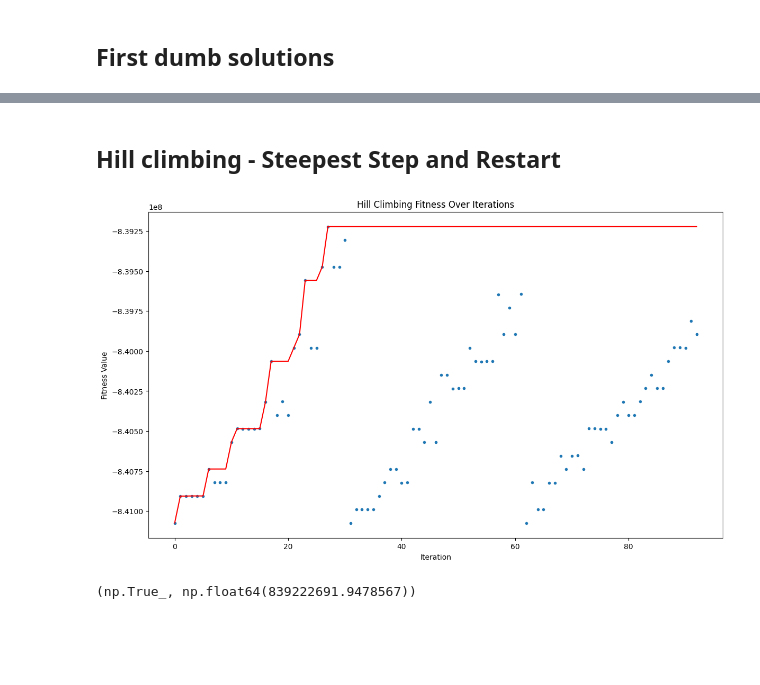
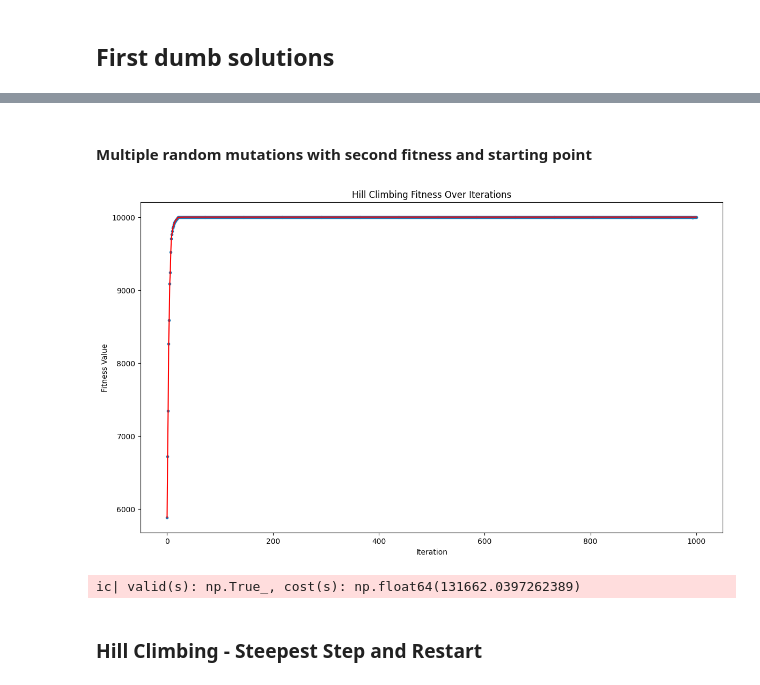
Before and after one commit to LeoneFabio/CI2024_lab1, a Jupyter notebook: set-cover.ipynb, the cells around one changed output, grey strips where cells are left out. Drawn from its saved outputs; the diff is of its cells as text; code cells hidden in the pictures; blank space fills up the shorter version.

```diff
--- a/set-cover.ipynb
+++ b/set-cover.ipynb
@@ -131,11 +159,24 @@ valid(s), cost(s)
+# %% [markdown]
+#### Multiple random mutations with second fitness and starting point
+# %%
+s, history = hill_climbing(tweak_2, fitness_2, starting_point_2)
+
+fitness_values = [first_fitness_criterion for first_fitness_criterion, second_fitness_criterion in history]
+fitness_plot(fitness_values)
+
+ic(valid(s), cost(s))
+None
+# %% [output]
+[figure, added]
+ic| valid(s): np.True_, cost(s): np.float64(131662.0397262389)
 # %% [markdown]
-## Hill climbing - Steepest Step and Restart
+### Hill Climbing - Steepest Step and Restart
 # %%
 NUM_RESTARTS = 3
 STEEPEST_STEP_CANDIDATES = 5
 TRUE_MAX_STEPS = max(stopping_criterion()) // STEEPEST_STEP_CANDIDATES
 
-def steepest_step(solution, history, tweak=tweak_2):
+def steepest_step(solution, history, tweak=tweak_2, fitness=fitness_1):
     # Finds the best tweak among a set of candidates
     best_solution = solution
     best_fitness = fitness(solution)
@@ -148,31 +189,20 @@ def steepest_step(solution, history, tweak=tweak_2):
             best_fitness = candidate_fitness
     return best_solution
 
-def hill_climbing_with_restarts():
+def hill_climbing_with_restarts(init_fitness, fitness, starting_point):
     # Performs hill climbing with multiple restarts
     best_solution = None
-    best_fitness = (False, float('-inf'))
+    best_fitness = init_fitness
     history = list()
 
     for _ in range(NUM_RESTARTS):
         solution = starting_point()
         history.append(fitness(solution))
         for _ in range(TRUE_MAX_STEPS // NUM_RESTARTS):
-            new_solution = steepest_step(solution, history)
+            new_solution = steepest_step(solution, history, fitness=fitness)
             if fitness(new_solution) > fitness(solution):
                 solution = new_solution
         if fitness(solution) > best_fitness:
             best_solution = solution
             best_fitness = fitness(solution)
     return best_solution, history
-
-
-s, history = hill_climbing_with_restarts()
-
-fitness_values = [c for _, c in history]
-fitness_plot(fitness_values)
-
-valid(s), cost(s)
-# %% [output]
-[figure, removed]
-(np.True_, np.float64(839222691.9478567))
```
Also changed, not shown: parts of 21 cells of this notebook, 1 other file.
